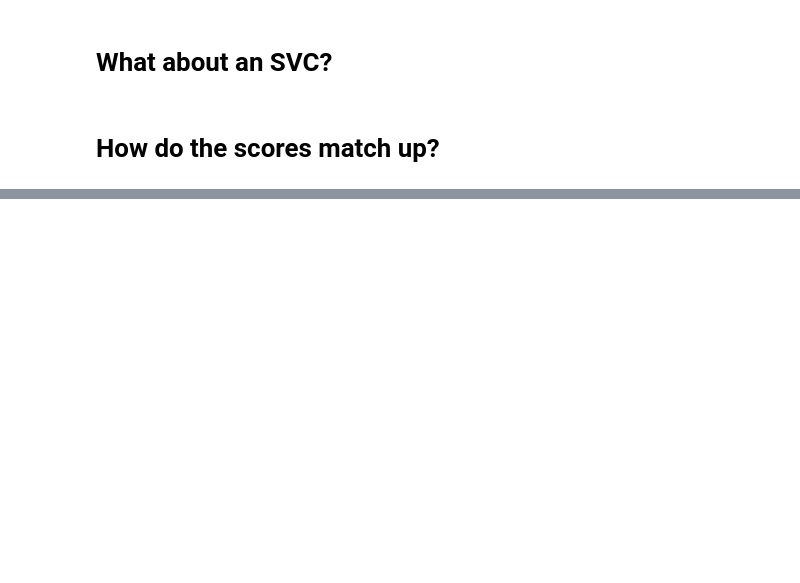
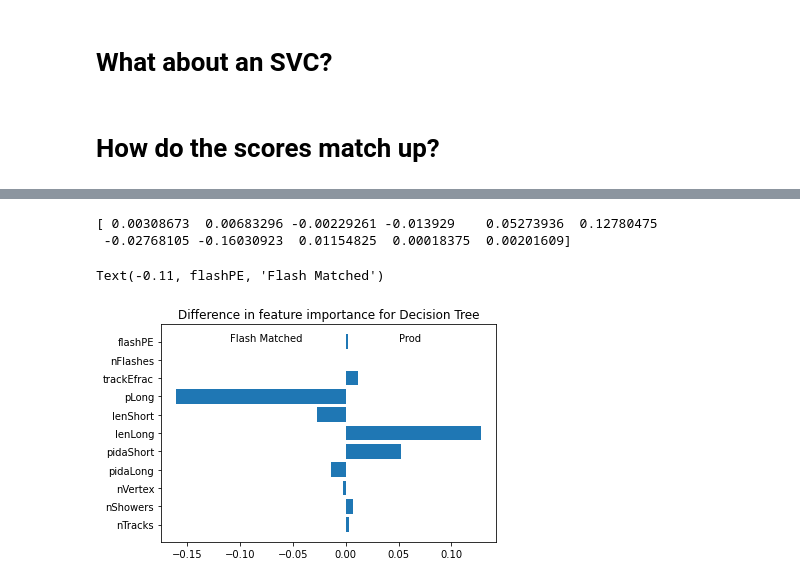
Before and after one commit to kylemfspurgeon/PDK_ML, a Jupyter notebook: PDK_ML_Models.ipynb, the cells around one changed output, grey strips where cells are left out. Cells and saved outputs as stored; diff of their text form; code cells hidden in the pictures; blank space fills up the shorter version.

Commit message:
Added some comparison plots

```diff
--- a/PDK_ML_Models.ipynb
+++ b/PDK_ML_Models.ipynb
@@ -401,0 +402,13 @@ scores_df.plot(kind="bar",figsize=[10,8],ylabel="Score",rot=0)
+# %%
+import_diff = clf.feature_importances_ - Fclf.feature_importances_
+print(import_diff)
+plt.figure()
+plt.barh(head_list,width=import_diff,)
+plt.title("Difference in feature importance for Decision Tree")
+plt.annotate("Prod",xy=[.05,"flashPE"])
+plt.annotate("Flash Matched",xy=[-.11,"flashPE"])
+# %% [output]
+[ 0.00308673  0.00683296 -0.00229261 -0.013929    0.05273936  0.12780475
+ -0.02768105 -0.16030923  0.01154825  0.00018375  0.00201609]
+Text(-0.11, flashPE, 'Flash Matched')
+[figure, added]
```
Also changed, not shown: parts of 37 cells of this notebook.
